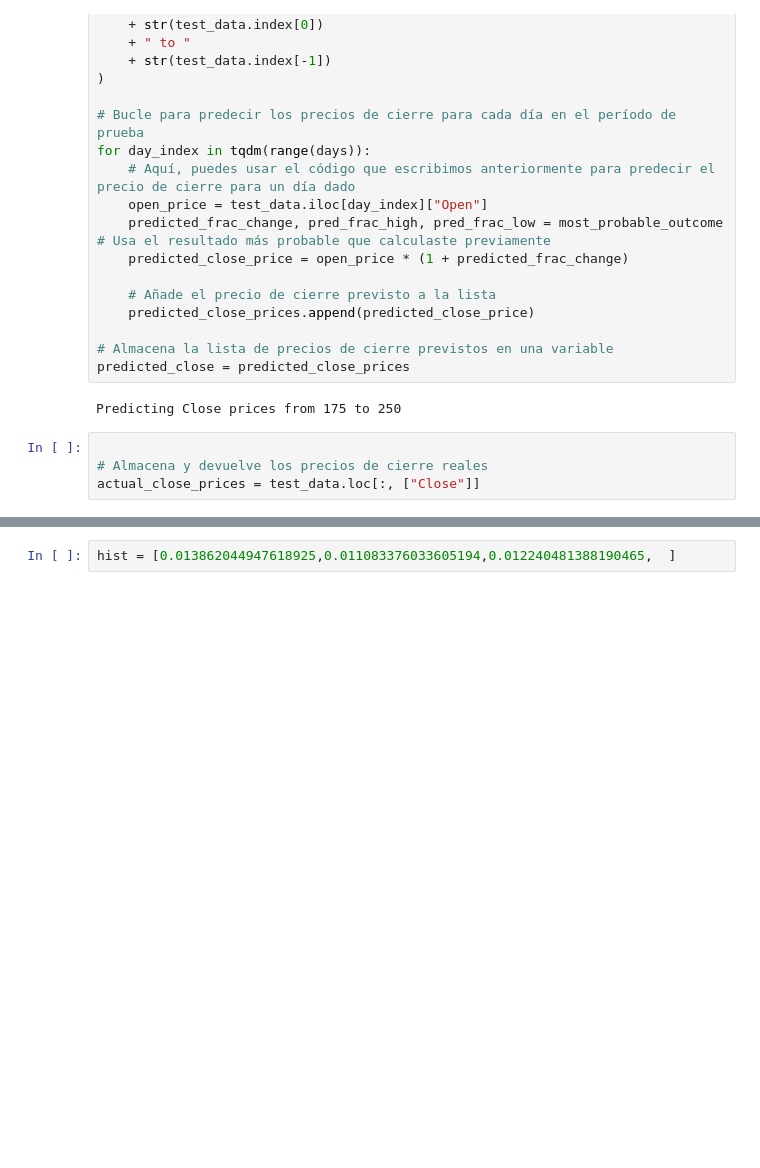
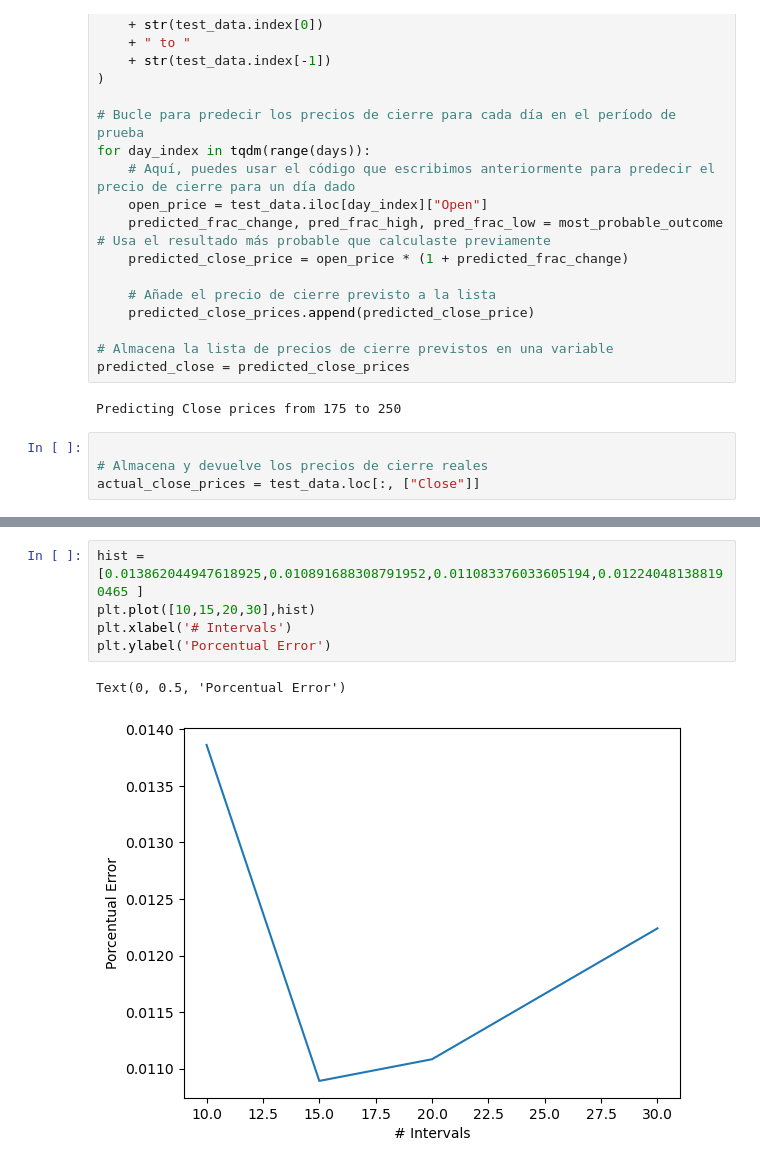
Before and after one commit to kevinalexis1/Chaos-Coders, a Jupyter notebook: Untitled_jordan.ipynb, the cells around one changed output, grey strips where cells are left out. Drawn from its saved outputs; the diff is of its cells as text; blank space fills up the shorter version.

```diff
--- a/Untitled_jordan.ipynb
+++ b/Untitled_jordan.ipynb
@@ -216,2 +216,8 @@ error_10days
 # %%
-hist = [0.013862044947618925,0.011083376033605194,0.012240481388190465,  ]
+hist = [0.013862044947618925,0.010891688308791952,0.011083376033605194,0.012240481388190465 ]
+plt.plot([10,15,20,30],hist)
+plt.xlabel('# Intervals')
+plt.ylabel('Porcentual Error')
+# %% [output]
+Text(0, 0.5, 'Porcentual Error')
+[figure, added]
```
Also changed, not shown: parts of 4 cells of this notebook, 2 other files.
